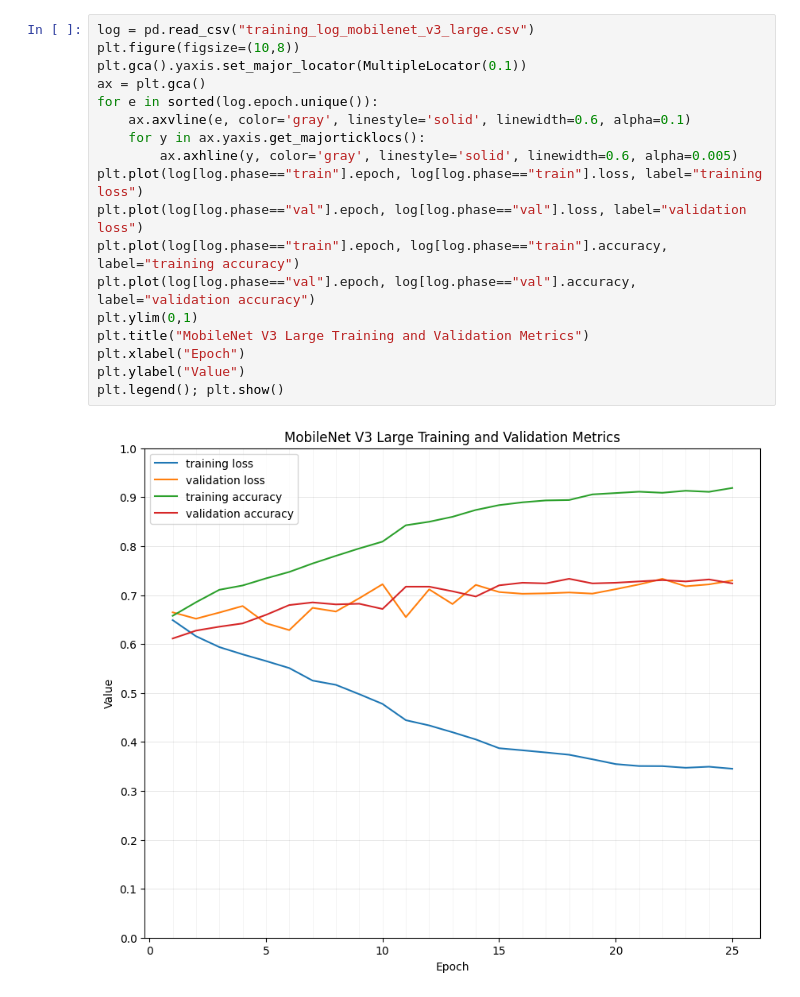
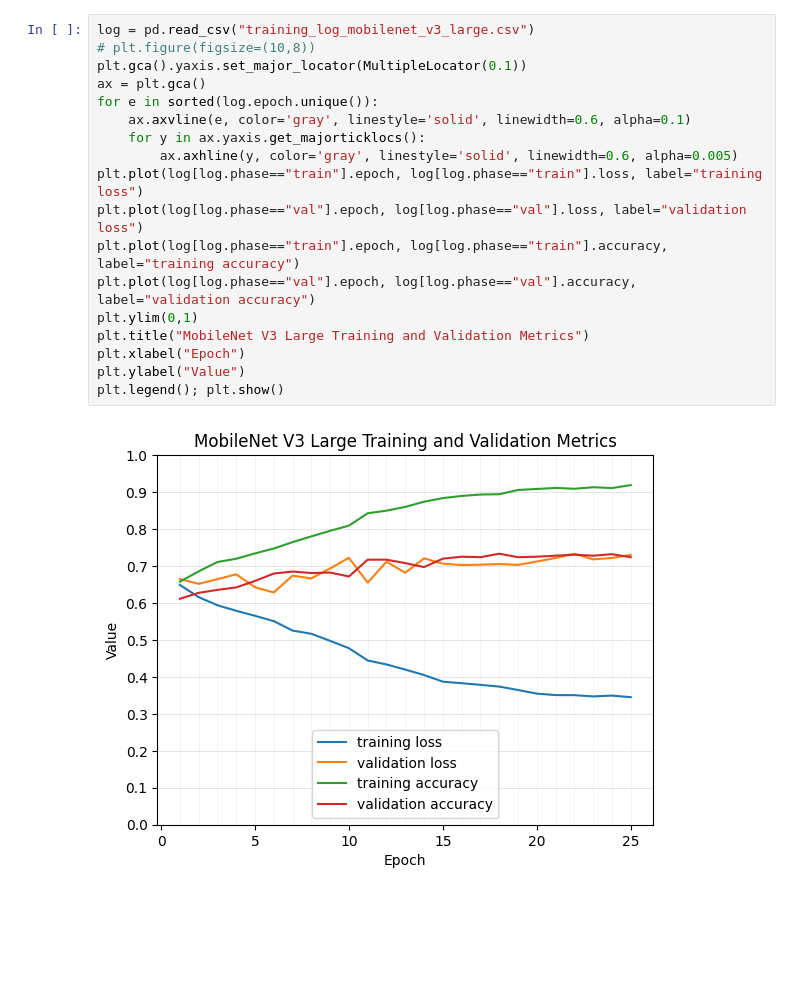
Before and after one commit to MartMonster/AlphaTreeLVQ, a Jupyter notebook: plotcsv.ipynb, the cells around one changed output. Drawn from its saved outputs; the diff is of its cells as text; blank space fills up the shorter version.

```diff
--- a/plotcsv.ipynb
+++ b/plotcsv.ipynb
@@ -25,22 +25,22 @@ plt.legend(); plt.show()
 # %%
 log = pd.read_csv("training_log_mobilenet_v3_large.csv")
-plt.figure(figsize=(10,8))
+# plt.figure(figsize=(10,8))
 plt.gca().yaxis.set_major_locator(MultipleLocator(0.1))
 ax = plt.gca()
 for e in sorted(log.epoch.unique()):
     ax.axvline(e, color='gray', linestyle='solid', linewidth=0.6, alpha=0.1)
     for y in ax.yaxis.get_majorticklocs():
         ax.axhline(y, color='gray', linestyle='solid', linewidth=0.6, alpha=0.005)
 plt.plot(log[log.phase=="train"].epoch, log[log.phase=="train"].loss, label="training loss")
 plt.plot(log[log.phase=="val"].epoch, log[log.phase=="val"].loss, label="validation loss")
 plt.plot(log[log.phase=="train"].epoch, log[log.phase=="train"].accuracy, label="training accuracy")
 plt.plot(log[log.phase=="val"].epoch, log[log.phase=="val"].accuracy, label="validation accuracy")
 plt.ylim(0,1)
 plt.title("MobileNet V3 Large Training and Validation Metrics")
 plt.xlabel("Epoch")
 plt.ylabel("Value")
 plt.legend(); plt.show()
 # %% [output]
-[figure, old version]
+[figure, new version]
 # %%
 log = pd.read_csv("training_log_inceptionv3.csv")
```
Also changed, not shown: parts of 4 cells of this notebook.
